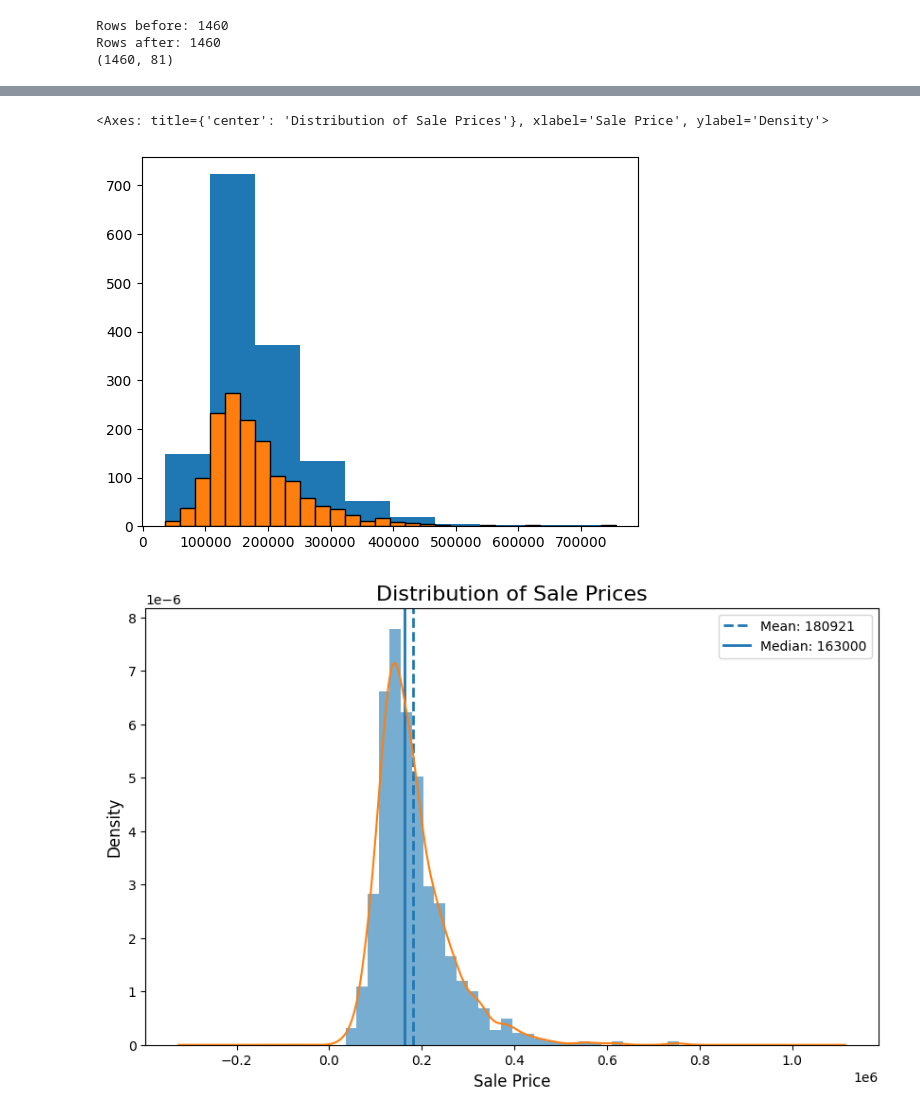
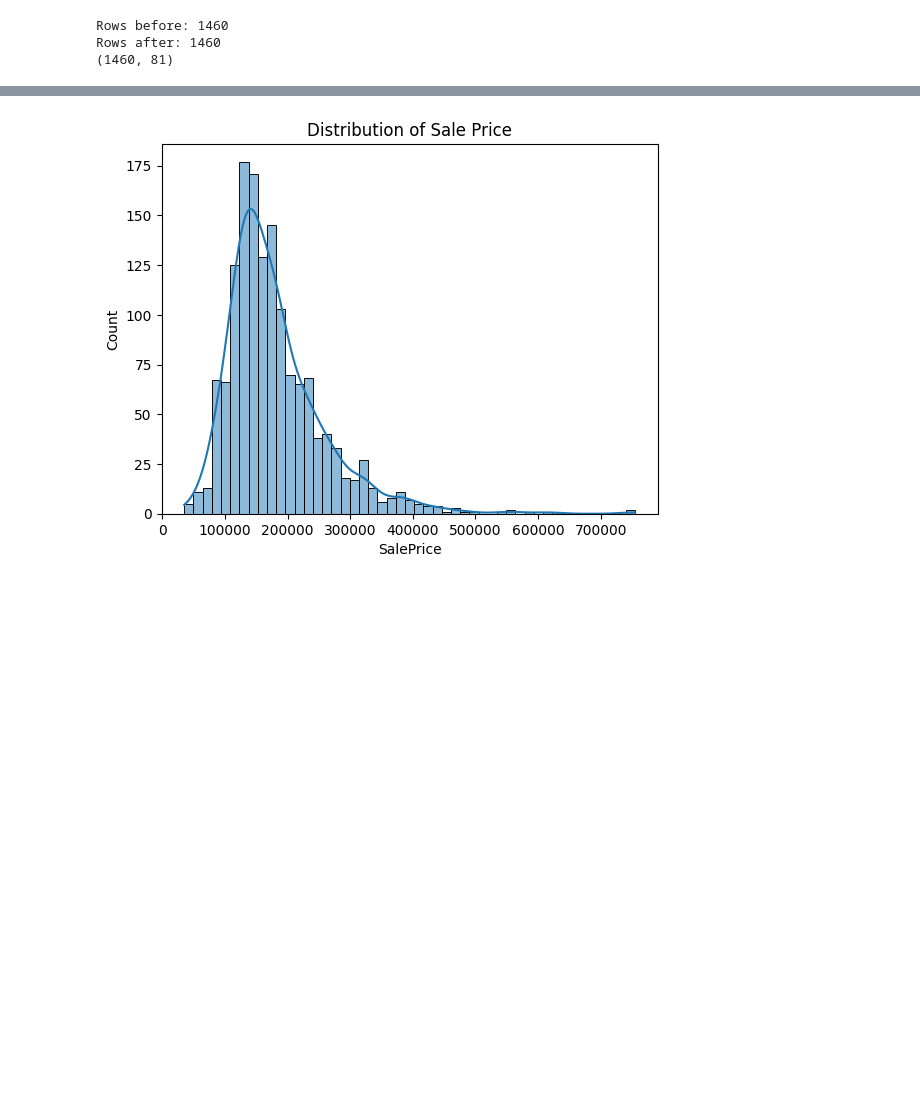
Before and after one commit to nakulbatra6-stack/Month3, a Jupyter notebook: HousePricePredictionModel.ipynb, the cells around one changed output, grey strips where cells are left out. Drawn from its saved outputs; the diff is of its cells as text; code cells hidden in the pictures; blank space fills up the shorter version.

```diff
--- a/HousePricePredictionModel.ipynb
+++ b/HousePricePredictionModel.ipynb
@@ -125,29 +126,51 @@ print(var)
 # %%
-plt.hist(df["SalePrice"])
+# plt.hist(df["SalePrice"])
 
-plt.hist(df["SalePrice"], bins=30, edgecolor='black')
+# plt.hist(df["SalePrice"], bins=30, edgecolor='black')
 
-plt.figure(figsize=(10,6))
-plt.title("Distribution of Sale Prices", fontsize=16)
-plt.xlabel("Sale Price", fontsize=12)
-plt.ylabel("Frequency", fontsize=12)
+# plt.figure(figsize=(10,6))
+# plt.title("Distribution of Sale Prices", fontsize=16)
+# plt.xlabel("Sale Price", fontsize=12)
+# plt.ylabel("Frequency", fontsize=12)
 
-# Add mean & median lines
-mean_val = df["SalePrice"].mean()
-median_val = df["SalePrice"].median()
+# # Add mean & median lines
+# mean_val = df["SalePrice"].mean()
+# median_val = df["SalePrice"].median()
 
-plt.axvline(mean_val, linestyle='dashed', linewidth=2, label=f"Mean: {int(mean_val)}")
-plt.axvline(median_val, linestyle='solid', linewidth=2, label=f"Median: {int(median_val)}")
+# plt.axvline(mean_val, linestyle='dashed', linewidth=2, label=f"Mean: {int(mean_val)}")
+# plt.axvline(median_val, linestyle='solid', linewidth=2, label=f"Median: {int(median_val)}")
 
-plt.legend()
-plt.grid(True)
+# plt.legend()
+# plt.grid(True)
 
-plt.hist(df["SalePrice"], bins=30, density=True, alpha=0.6)
+# plt.hist(df["SalePrice"], bins=30, density=True, alpha=0.6)
 
-df["SalePrice"].plot(kind='kde')
+# df["SalePrice"].plot(kind='kde')
 
-# plt.show()
+# # plt.show()
-# %% [output]
-<Axes: title={'center': 'Distribution of Sale Prices'}, xlabel='Sale Price', ylabel='Density'>
-[figure, removed]
-[figure, removed]
+# %%
+
+sns.histplot(df["SalePrice"], kde=True)
+plt.title("Distribution of Sale Price")
+plt.show()
+
+# Right Skewed Distribution (VERY IMPORTANT)
+# Most values are on the left (lower prices)
+# Tail is stretched to the right (high prices)
+
+
+# Majority of Houses Range
+# Most houses are between ~100k – 200k
+
+# 👉 Insight:
+
+# “Most properties fall in the mid-price range”
+
+# Presence of Outliers
+# Some values go up to 700k+
+
+# 👉 Insight:
+
+# “There are high-value outliers which may affect model performance”
+# %% [output]
+[figure, added]
```
Also changed, not shown: parts of 12 cells of this notebook.
